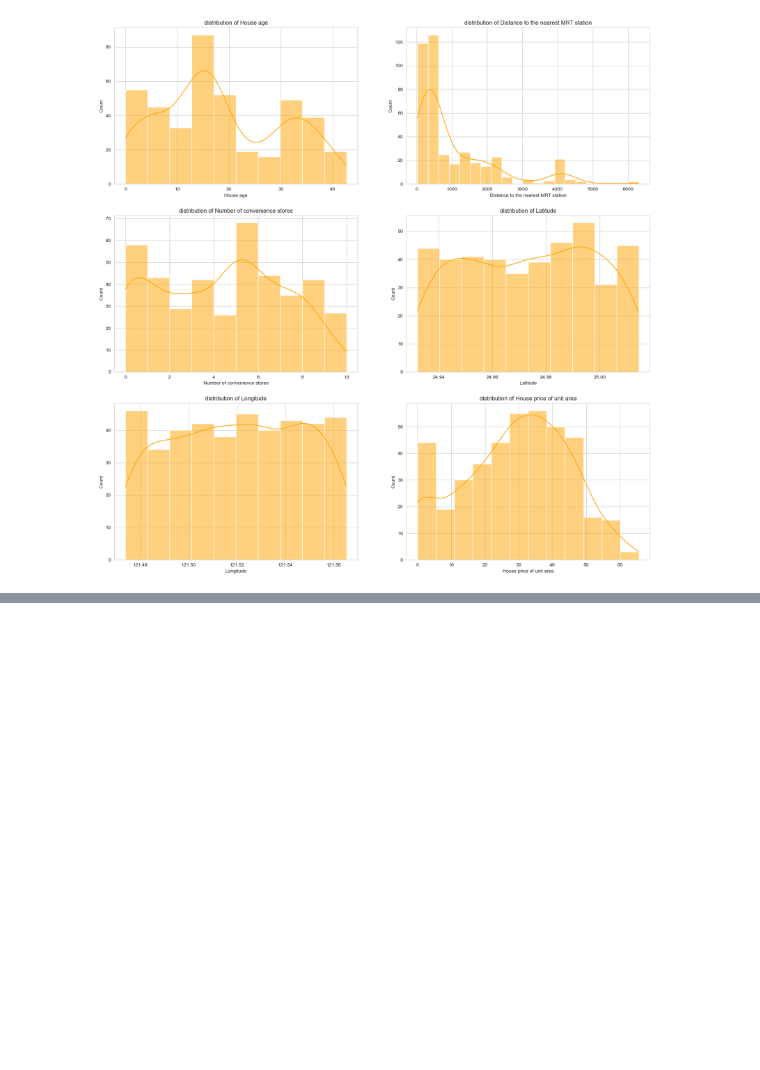
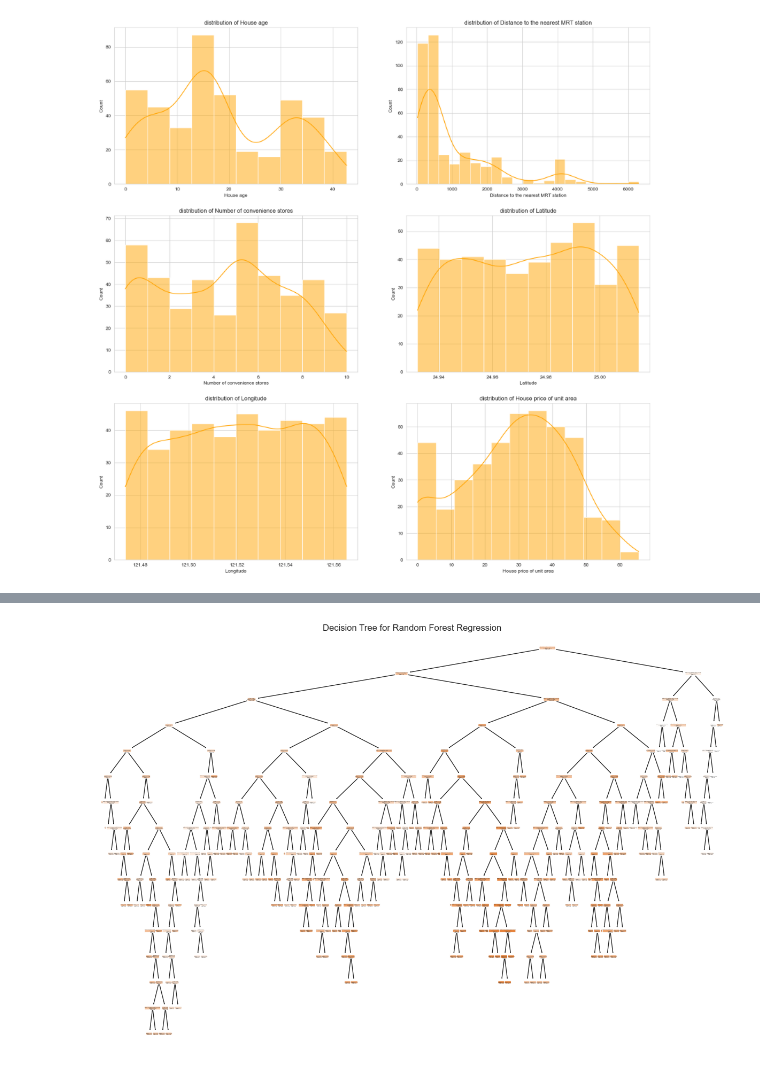
Before and after one commit to jagadabhijaswanth/Real-Estate-Price-Prediction, a Jupyter notebook: model.ipynb, the cells around one changed output, grey strips where cells are left out. Cells and saved outputs as stored; diff of their text form; code cells hidden in the pictures; blank space fills up the shorter version.

```diff
--- a/model.ipynb
+++ b/model.ipynb
@@ -128,0 +237,11 @@ for i,col in enumerate(char):
+# %%
+from sklearn.tree import plot_tree
+
+tree_to_plot = model_.estimators_[0]
+
+plt.figure(figsize=(15,10))
+plot_tree(tree_to_plot,feature_names=actual.columns, filled=True, rounded=True)
+plt.title('Decision Tree for Random Forest Regression')
+plt.show()
+# %% [output]
+[figure, added]
```
Also changed, not shown: parts of 14 cells of this notebook.
